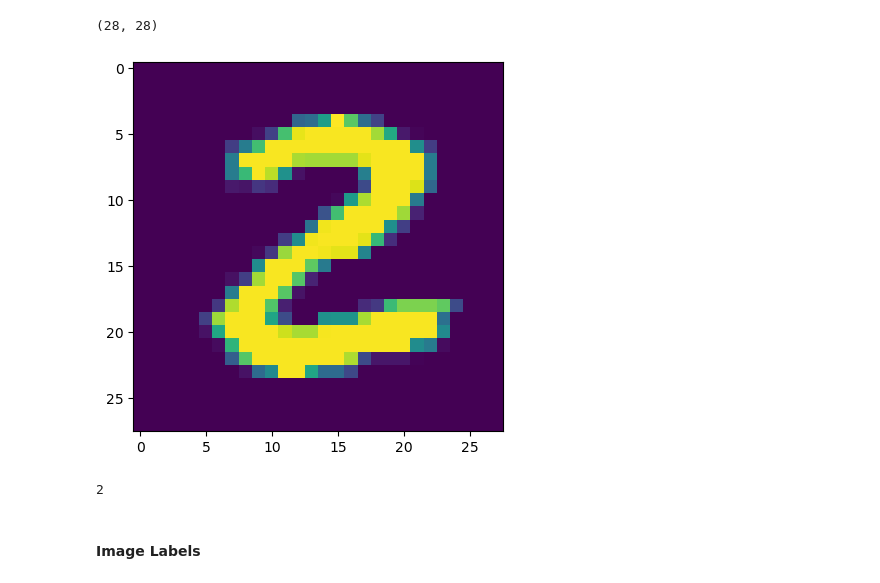
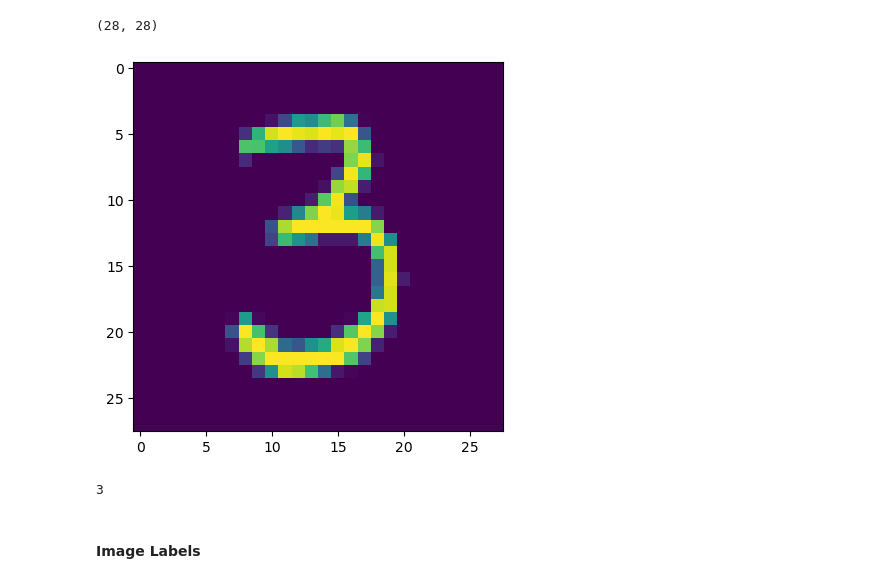
Before and after one commit to PRAFULPAWAR8888/AI-ML-Projects2025, a Jupyter notebook: DL/DL3- MNIST_Digit_Classification_With_Neural_Network/Digit_Classification_NN.ipynb, the cells around one changed output. Saved outputs shown, nothing was run; the diff lists cells and outputs as text; code cells hidden in the pictures.

```diff
--- a/DL/DL3- MNIST_Digit_Classification_With_Neural_Network/Digit_Classification_NN.ipynb
+++ b/DL/DL3- MNIST_Digit_Classification_With_Neural_Network/Digit_Classification_NN.ipynb
@@ -72,14 +70,14 @@ print(x_train[10].shape) # (28, 28) - Each image is 28x28 pixels
 (28, 28)
 # %%
 # Displaying the 10th image using matplotlib
-plt.imshow(x_train[25])
+plt.imshow(x_train[50])
 plt.show()
 
 #print the corresponding label
-print(y_train[25])
+print(y_train[50])
 # %% [output]
-[figure, old version]
+[figure, new version]
-2
+3
 # %% [markdown]
 #### Image Labels
 # %%
```
Also changed, not shown: parts of 42 cells of this notebook, 1 other file.
